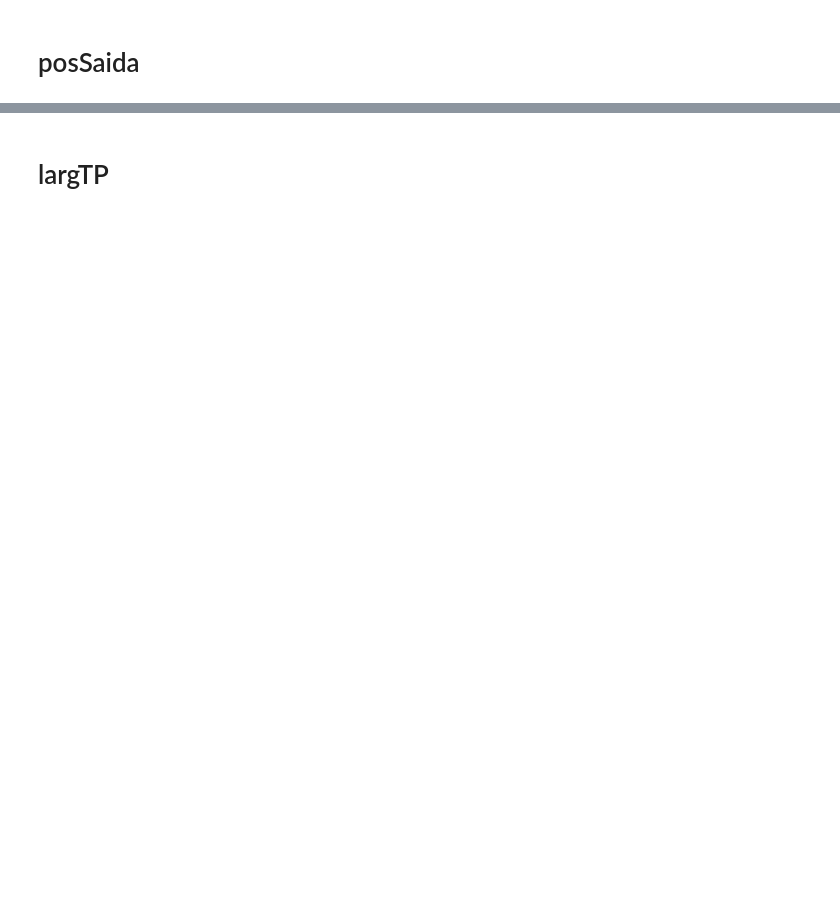
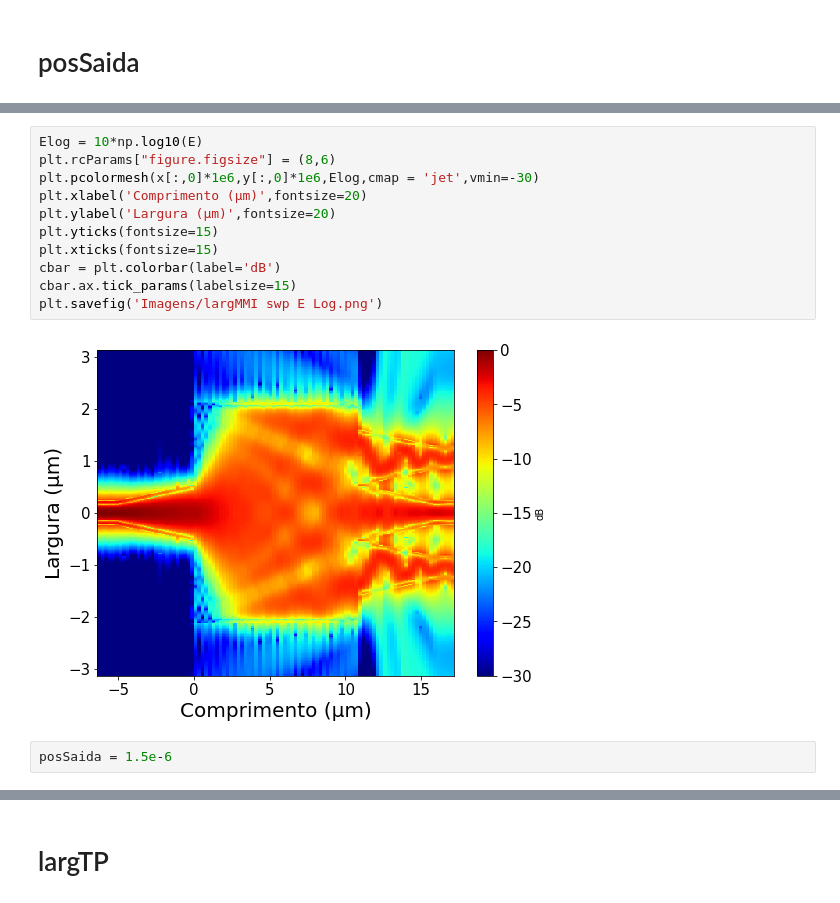
Before and after one commit to ringokin/MMI-photonics, a Jupyter notebook: backupzinho.ipynb, the cells around one changed output, grey strips where cells are left out. Cells and saved outputs as stored; diff of their text form; blank space fills up the shorter version.

```diff
--- a/backupzinho.ipynb
+++ b/backupzinho.ipynb
@@ -810,0 +1010,15 @@ TypeError: 'int' object is not subscriptable
+# %%
+Elog = 10*np.log10(E)
+plt.rcParams["figure.figsize"] = (8,6)
+plt.pcolormesh(x[:,0]*1e6,y[:,0]*1e6,Elog,cmap = 'jet',vmin=-30)
+plt.xlabel('Comprimento (μm)',fontsize=20)
+plt.ylabel('Largura (μm)',fontsize=20)
+plt.yticks(fontsize=15)
+plt.xticks(fontsize=15)
+cbar = plt.colorbar(label='dB')
+cbar.ax.tick_params(labelsize=15)
+plt.savefig('Imagens/largMMI swp E Log.png')
+# %% [output]
+[figure, added]
+# %%
+posSaida = 1.5e-6
```
Also changed, not shown: parts of 45 cells of this notebook, 9 other files.
